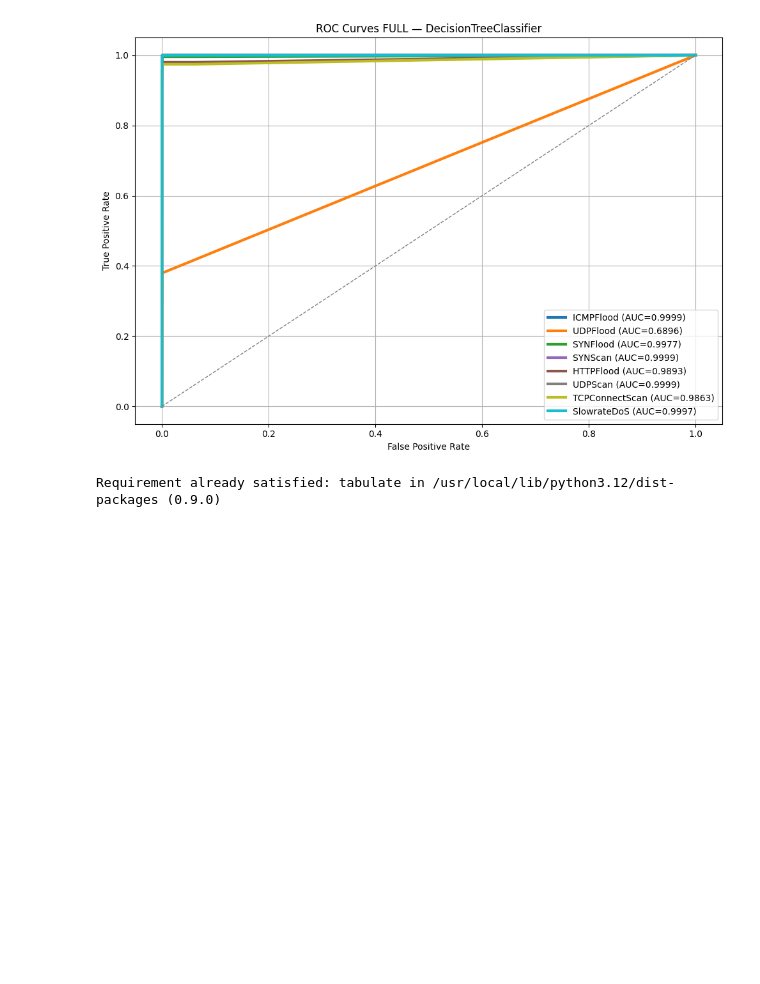
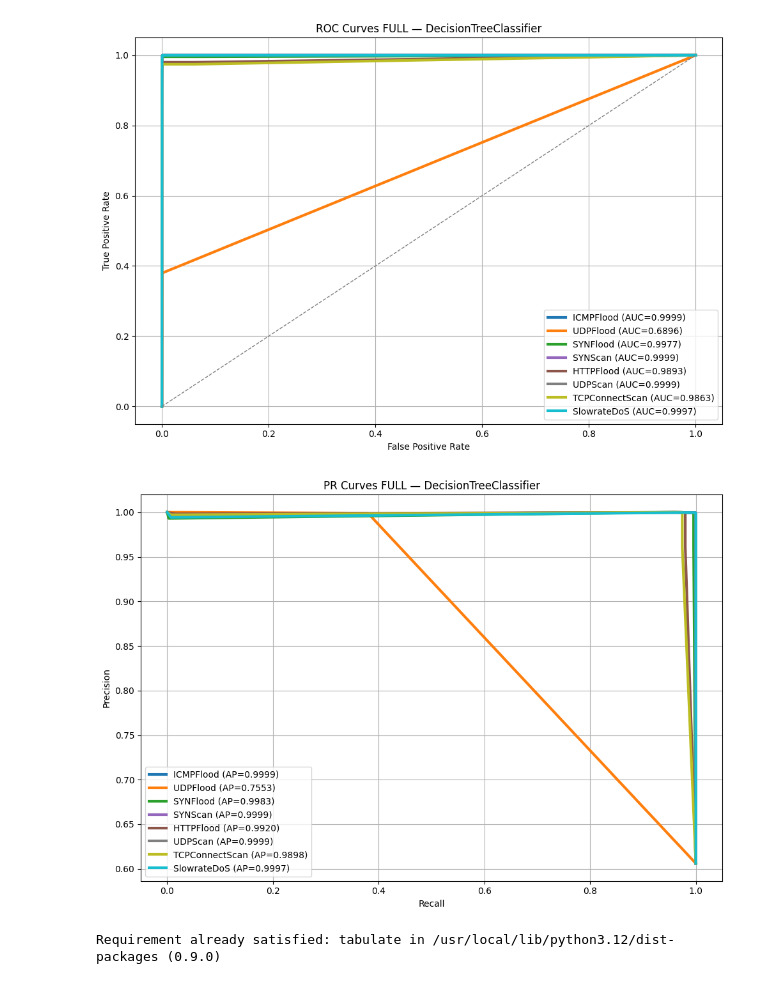
Before and after one commit to gabrieladamasceno/Model_Attacks, a Jupyter notebook: DT_All_Attacks.ipynb, the cells around one changed output. Cells and saved outputs as stored; diff of their text form; code cells hidden in the pictures; blank space fills up the shorter version.

```diff
--- a/DT_All_Attacks.ipynb
+++ b/DT_All_Attacks.ipynb
@@ -566,6 +579,29 @@ plt.savefig(f"roc_curves/{model_name}_ALL_FULL_ROC.png", dpi=400)
 plt.show()
 # %% [output]
 [figure]
+# %%
+# =========================================
+# Após o loop, gera um gráfico com todas as PR CURVES (FULL)
+# =========================================
+plt.figure(figsize=(10, 7))
+colors = plt.cm.get_cmap('tab10', len(pr_full_curves))
+
+for i, (precision, recall, ap_val, label) in enumerate(pr_full_curves):
+    plt.plot(recall, precision, lw=3, color=colors(i),
+             label=f"{label} (AP={ap_val:.4f})")
+
+plt.xlabel('Recall')
+plt.ylabel('Precision')
+plt.title(f'PR Curves FULL — {model_name}')
+plt.legend(loc='lower left')
+plt.grid(True)
+plt.tight_layout()
+
+os.makedirs("pr_curves", exist_ok=True)
+plt.savefig(f"pr_curves/{model_name}_ALL_FULL_PR.png", dpi=400)
+plt.show()
+# %% [output]
+[figure, added]
 # %%
 !pip install tabulate
 # %% [output]
```
Also changed, not shown: parts of 6 cells of this notebook.
